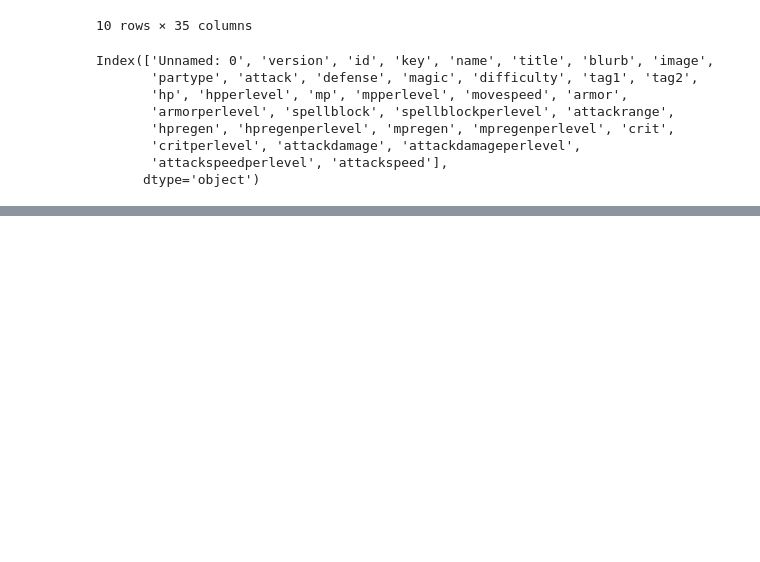
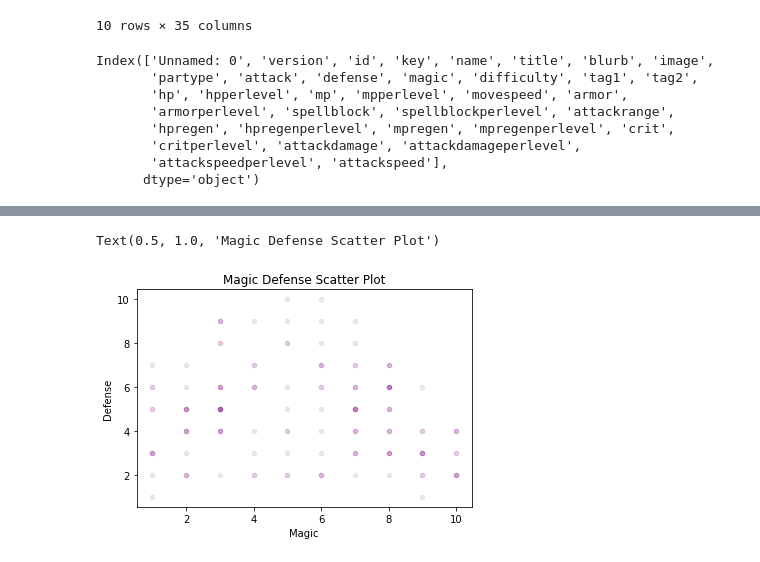
Before and after one commit to kangsudal/legendary-enigma, a Jupyter notebook: Untitled.ipynb, the cells around one changed output, grey strips where cells are left out. Drawn from its saved outputs; the diff is of its cells as text; code cells hidden in the pictures; blank space fills up the shorter version.

```diff
--- a/Untitled.ipynb
+++ b/Untitled.ipynb
@@ -81,0 +109,8 @@ Index(['Unnamed: 0', 'version', 'id', 'key', 'name', 'title', 'blurb', 'image',
+# %%
+data.plot(kind='scatter', x='magic', y='defense', alpha=0.1, color='purple')
+plt.xlabel('Magic')
+plt.ylabel('Defense')
+plt.title('Magic Defense Scatter Plot')
+# %% [output]
+Text(0.5, 1.0, 'Magic Defense Scatter Plot')
+[figure, added]
```
Also changed, not shown: parts of 100 cells of this notebook, 11 other files.
